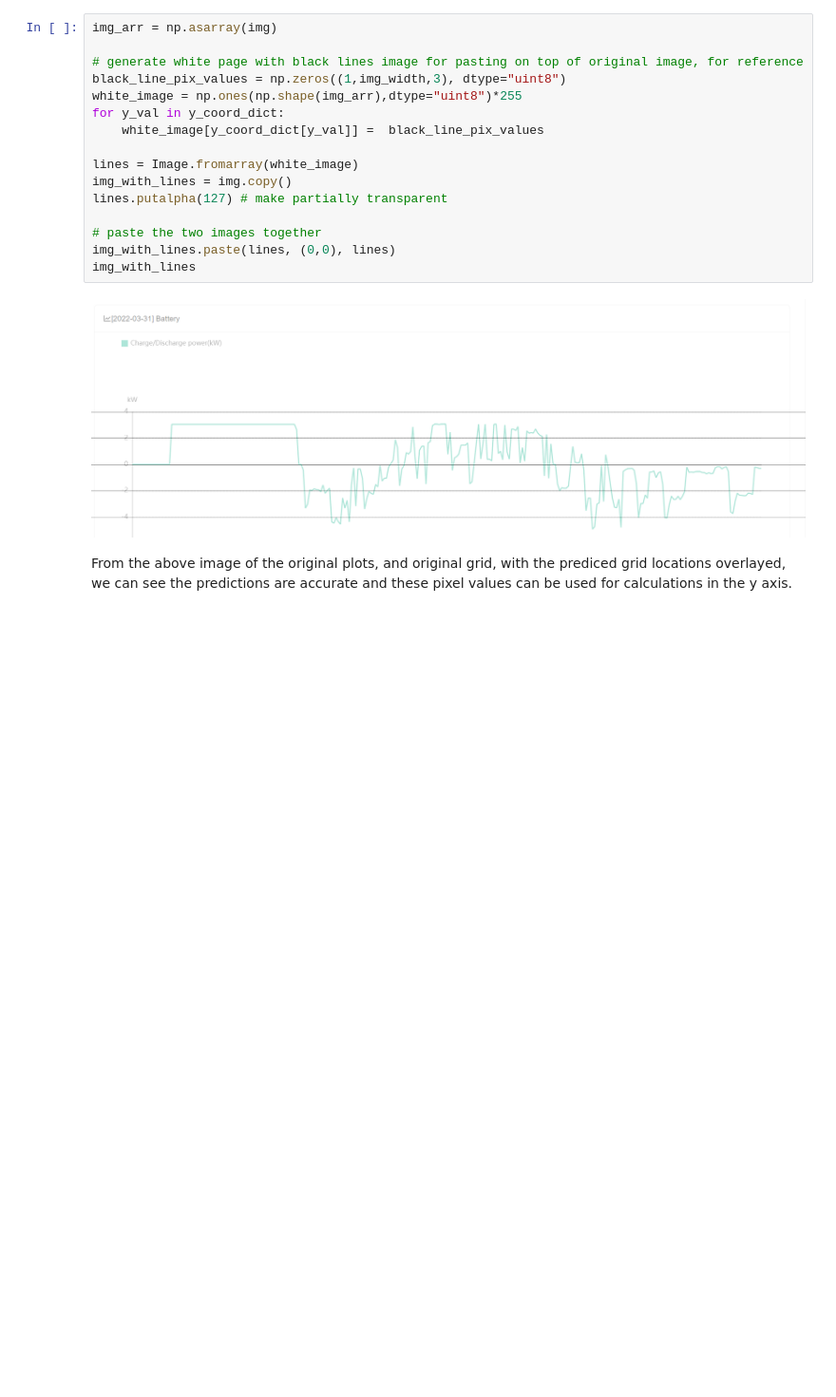
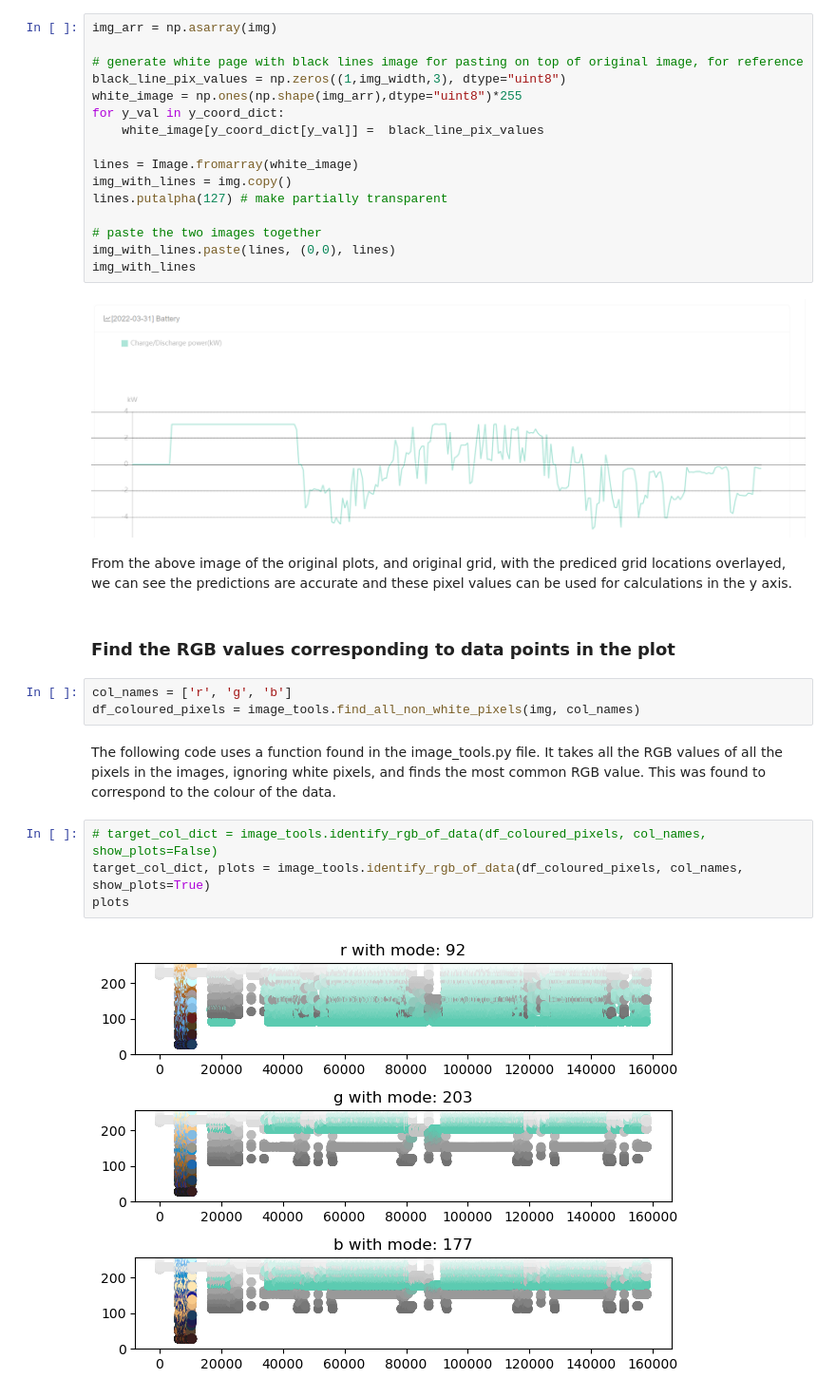
Before and after one commit to jordanesmith/Carbon-Intensity-Project-, a Jupyter notebook: image_processing_experiments.ipynb, the cells around one changed output. Shown at 95% size. Saved outputs shown, nothing was run; the diff lists cells and outputs as text; blank space fills up the shorter version.

Commit message:
moved content from research to image_pr...

```diff
--- a/image_processing_experiments.ipynb
+++ b/image_processing_experiments.ipynb
@@ -94,3 +94,16 @@ img_with_lines
 [figure]
 # %% [markdown]
 From the above image of the original plots, and original grid, with the prediced grid locations overlayed, we can see the predictions are accurate and these pixel values can be used for calculations in the y axis.
+# %% [markdown]
+### Find the RGB values corresponding to data points in the plot
+# %%
+col_names = ['r', 'g', 'b']
+df_coloured_pixels = image_tools.find_all_non_white_pixels(img, col_names)
+# %% [markdown]
+The following code uses a function found in the image_tools.py file. It takes all the RGB values of all the pixels in the images, ignoring white pixels, and finds the most common RGB value. This was found to correspond to the colour of the data.
+# %%
+# target_col_dict = image_tools.identify_rgb_of_data(df_coloured_pixels, col_names, show_plots=False)
+target_col_dict, plots = image_tools.identify_rgb_of_data(df_coloured_pixels, col_names, show_plots=True)
+plots
+# %% [output]
+[figure, added]
```
Also changed, not shown: parts of 3 cells of this notebook, 3 other files.
